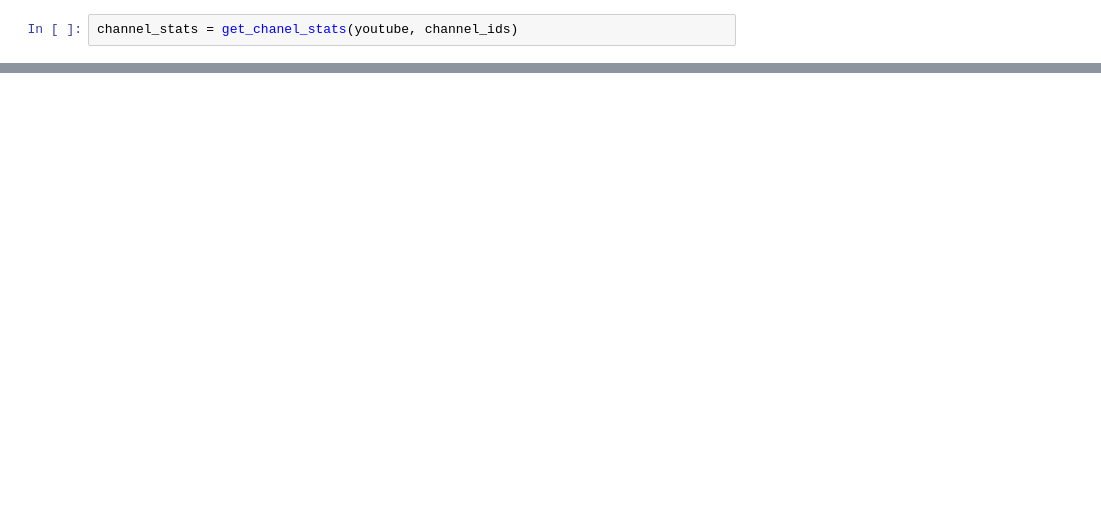
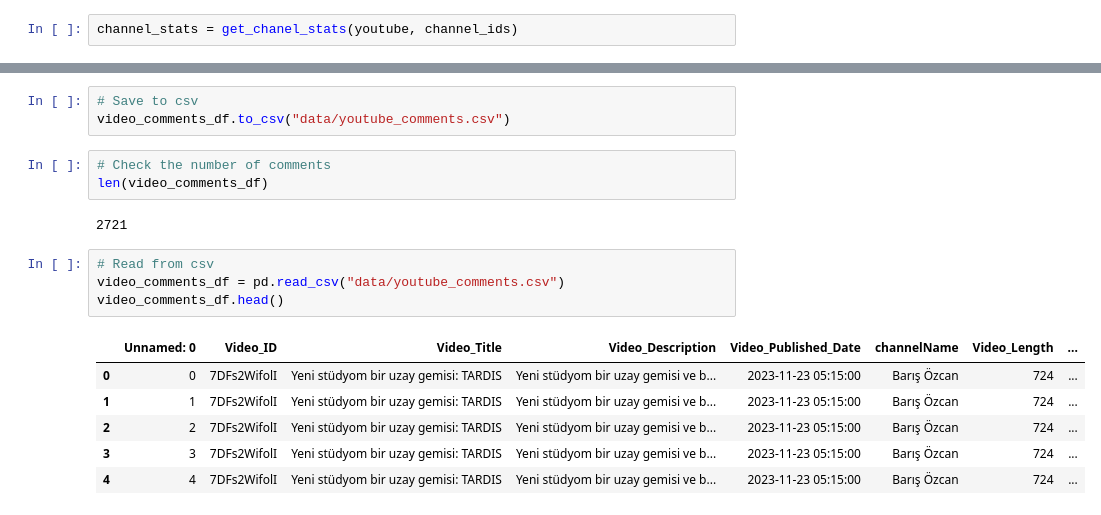
Before and after one commit to SeherKumsar/Ada-Lovelace-Veri-Bilimi-Akademisi-Final-Project, a Jupyter notebook: Data_analyze.ipynb, the cells around one changed output, grey strips where cells are left out. Cells and saved outputs as stored; diff of their text form; blank space fills up the shorter version.

```diff
--- a/Data_analyze.ipynb
+++ b/Data_analyze.ipynb
@@ -39 +54,20 @@ video_comments_df = pd.DataFrame(video_comments)
+# %%
+# Save to csv
+video_comments_df.to_csv("data/youtube_comments.csv")
+# %%
+# Check the number of comments
+len(video_comments_df)
+# %% [output]
+2721
+# %%
+# Read from csv
+video_comments_df = pd.read_csv("data/youtube_comments.csv")
+video_comments_df.head()
+# %% [output]
+|  | Unnamed: 0 | Video_ID | Video_Title | Video_Description | Video_Published_Date | channelName | Video_Length | ... |
+| 0 | 0 | 7DFs2WifolI | Yeni stüdyom bir uzay gemisi: TARDIS | Yeni stüdyom bir uzay gemisi ve b... | 2023-11-23 05:15:00 | Barış Özcan | 724 | ... |
+| 1 | 1 | 7DFs2WifolI | Yeni stüdyom bir uzay gemisi: TARDIS | Yeni stüdyom bir uzay gemisi ve b... | 2023-11-23 05:15:00 | Barış Özcan | 724 | ... |
+| 2 | 2 | 7DFs2WifolI | Yeni stüdyom bir uzay gemisi: TARDIS | Yeni stüdyom bir uzay gemisi ve b... | 2023-11-23 05:15:00 | Barış Özcan | 724 | ... |
+| 3 | 3 | 7DFs2WifolI | Yeni stüdyom bir uzay gemisi: TARDIS | Yeni stüdyom bir uzay gemisi ve b... | 2023-11-23 05:15:00 | Barış Özcan | 724 | ... |
+| 4 | 4 | 7DFs2WifolI | Yeni stüdyom bir uzay gemisi: TARDIS | Yeni stüdyom bir uzay gemisi ve b... | 2023-11-23 05:15:00 | Barış Özcan | 724 | ... |
 # %%
```
Also changed, not shown: parts of 10 cells of this notebook, 7 other files.
